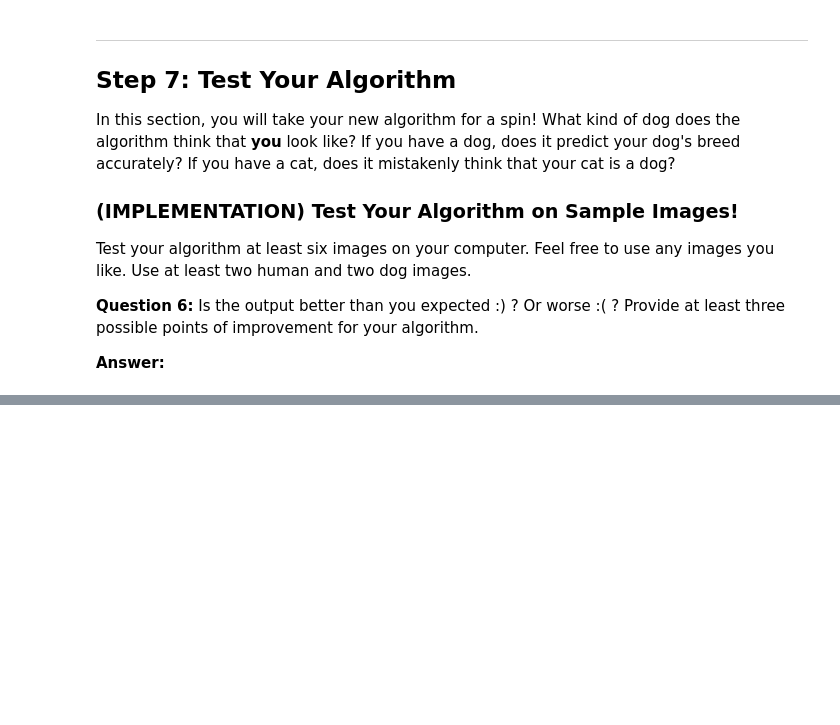
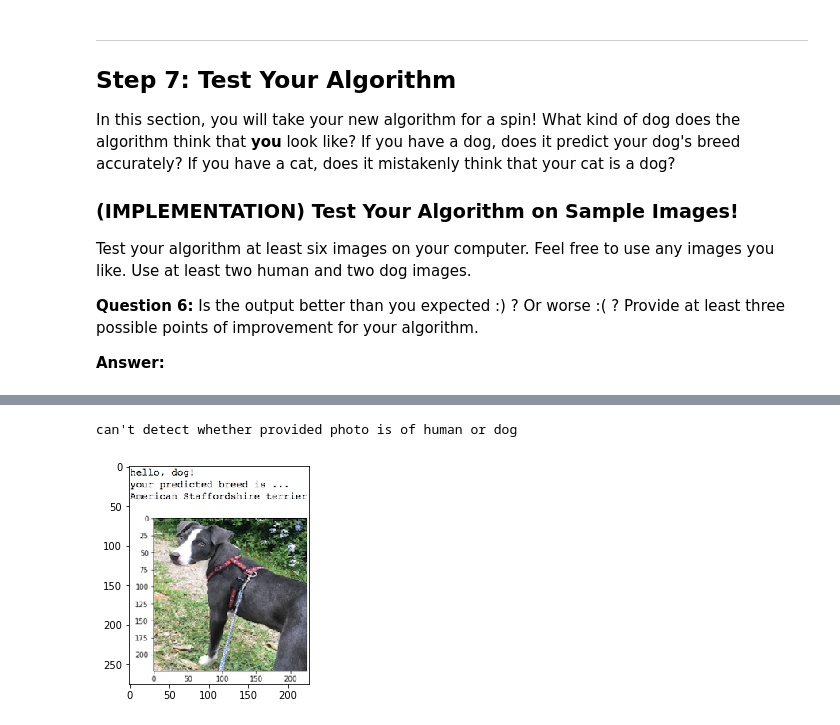
Before and after one commit to KashiNawaz/Udacity_DataScientist-_Nanodegree, a Jupyter notebook: Data Scientist Nanodegree/Capstone Project/dog_app.ipynb, the cells around one changed output, grey strips where cells are left out. Cells and saved outputs as stored; diff of their text form; code cells hidden in the pictures; blank space fills up the shorter version.

```diff
--- a/Data Scientist Nanodegree/Capstone Project/dog_app.ipynb
+++ b/Data Scientist Nanodegree/Capstone Project/dog_app.ipynb
@@ -799,0 +809,5 @@ dog_breed_classifier('images/Labrador_retriever_06457.jpg')
+# %%
+dog_breed_classifier('images/sample_dog_output.png')
+# %% [output]
+can't detect whether provided photo is of human or dog
+[figure, added]
```
Also changed, not shown: parts of 7 cells of this notebook.
